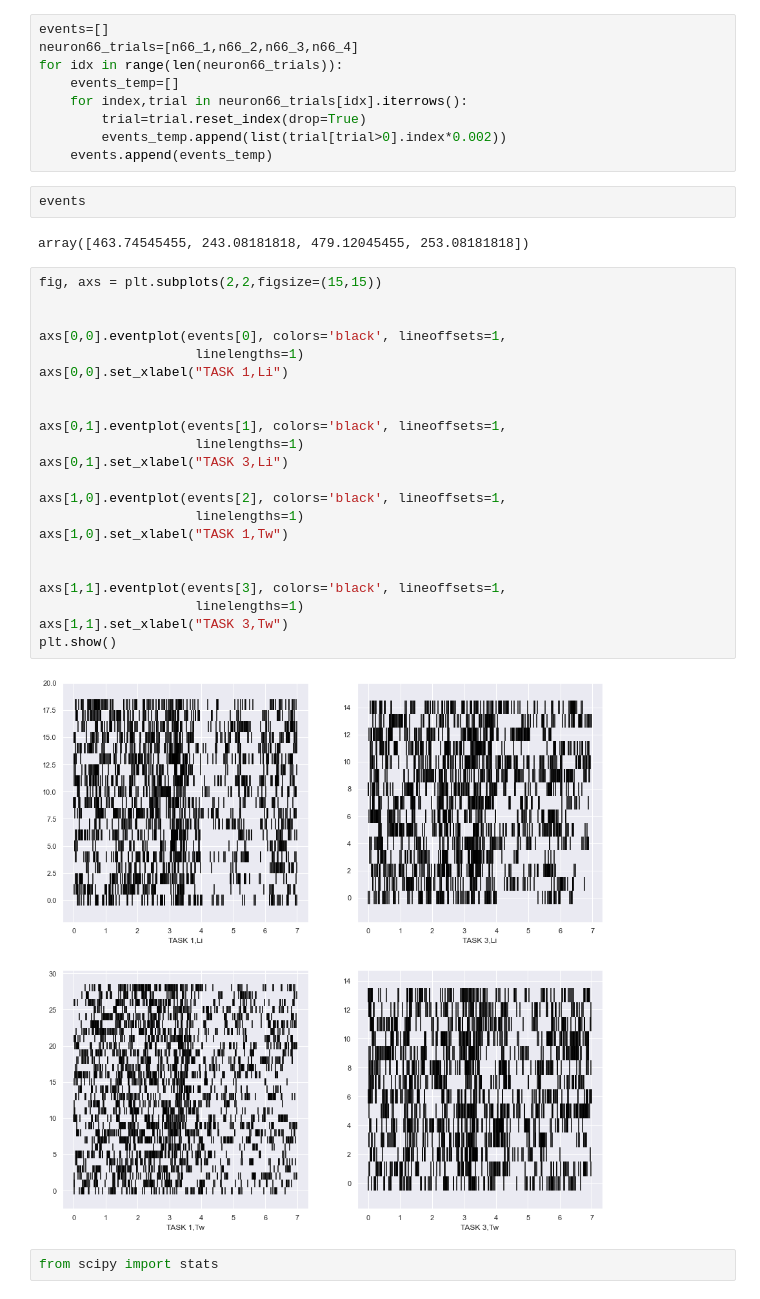
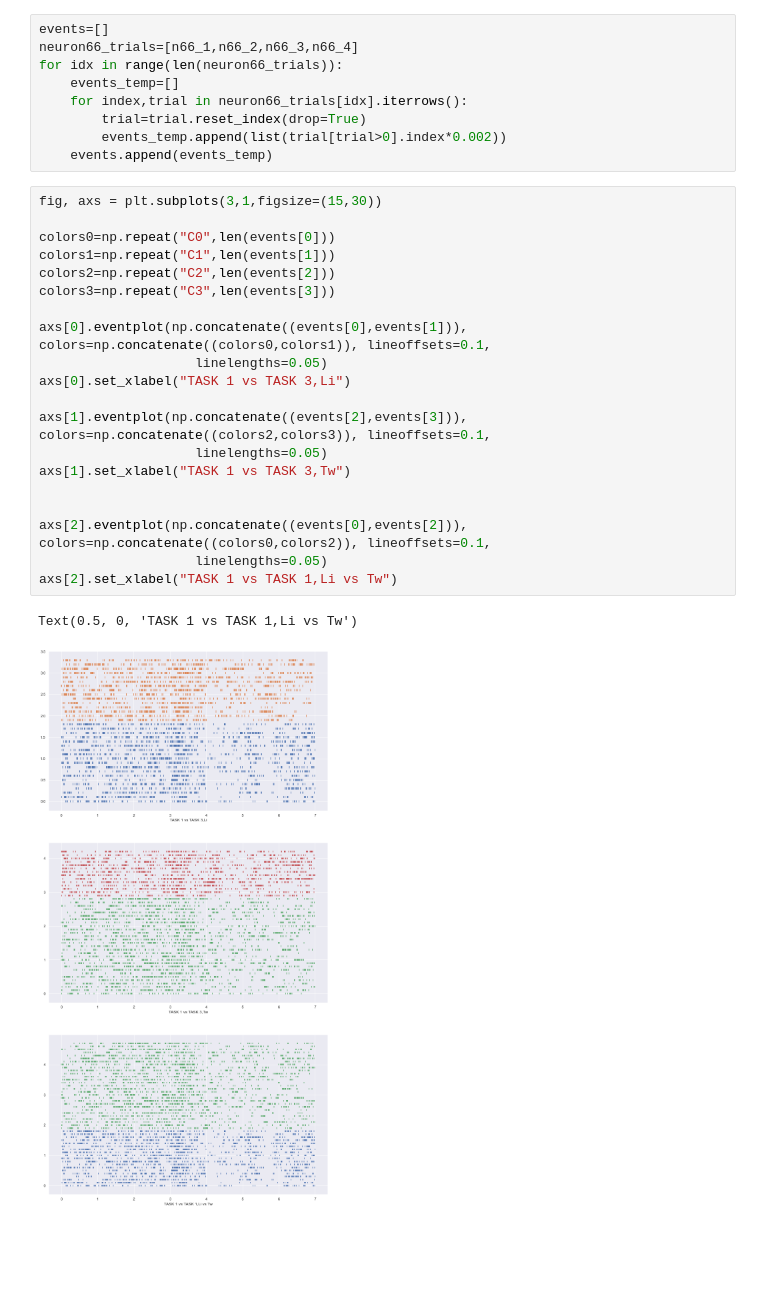
Before and after one commit to AnasMachraoui/Mirror-Neurons, a Jupyter notebook: dPCA_MPI_3-Copy1.ipynb, the cells around one changed output. Saved outputs shown, nothing was run; the diff lists cells and outputs as text; blank space fills up the shorter version.

```diff
--- a/dPCA_MPI_3-Copy1.ipynb
+++ b/dPCA_MPI_3-Copy1.ipynb
@@ -411,33 +417,26 @@ for idx in range(len(neuron66_trials)):
         trial=trial.reset_index(drop=True)
         events_temp.append(list(trial[trial>0].index*0.002))
     events.append(events_temp)
-# %%
-events
-# %% [output]
-array([463.74545455, 243.08181818, 479.12045455, 253.08181818])
-# %%
-fig, axs = plt.subplots(2,2,figsize=(15,15))
-
-
-axs[0,0].eventplot(events[0], colors='black', lineoffsets=1,
-                    linelengths=1)
-axs[0,0].set_xlabel("TASK 1,Li")
-
-
-axs[0,1].eventplot(events[1], colors='black', lineoffsets=1,
-                    linelengths=1)
-axs[0,1].set_xlabel("TASK 3,Li")
-
-axs[1,0].eventplot(events[2], colors='black', lineoffsets=1,
-                    linelengths=1)
-axs[1,0].set_xlabel("TASK 1,Tw")
-
-
-axs[1,1].eventplot(events[3], colors='black', lineoffsets=1,
-                    linelengths=1)
-axs[1,1].set_xlabel("TASK 3,Tw")
-plt.show()
-# %% [output]
-[figure, removed]
-# %%
-from scipy import stats
+# %%
+fig, axs = plt.subplots(3,1,figsize=(15,30))
+
+colors0=np.repeat("C0",len(events[0]))
+colors1=np.repeat("C1",len(events[1]))
+colors2=np.repeat("C2",len(events[2]))
+colors3=np.repeat("C3",len(events[3]))
+
+axs[0].eventplot(np.concatenate((events[0],events[1])), colors=np.concatenate((colors0,colors1)), lineoffsets=0.1,
+                    linelengths=0.05)
+axs[0].set_xlabel("TASK 1 vs TASK 3,Li")
+
+axs[1].eventplot(np.concatenate((events[2],events[3])), colors=np.concatenate((colors2,colors3)), lineoffsets=0.1,
+                    linelengths=0.05)
+axs[1].set_xlabel("TASK 1 vs TASK 3,Tw")
+
+
+axs[2].eventplot(np.concatenate((events[0],events[2])), colors=np.concatenate((colors0,colors2)), lineoffsets=0.1,
+                    linelengths=0.05)
+axs[2].set_xlabel("TASK 1 vs TASK 1,Li vs Tw")
+# %% [output]
+Text(0.5, 0, 'TASK 1 vs TASK 1,Li vs Tw')
+[figure, added]
```
Also changed, not shown: parts of 2 cells of this notebook.
